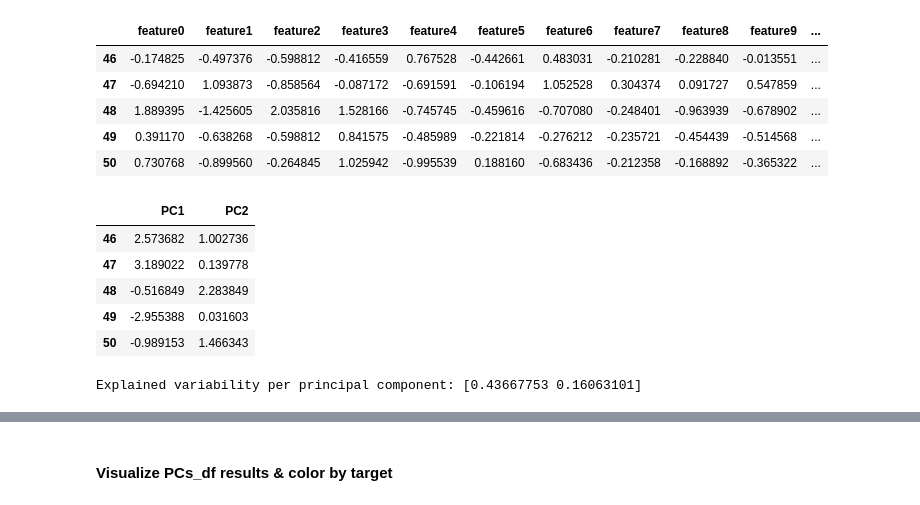
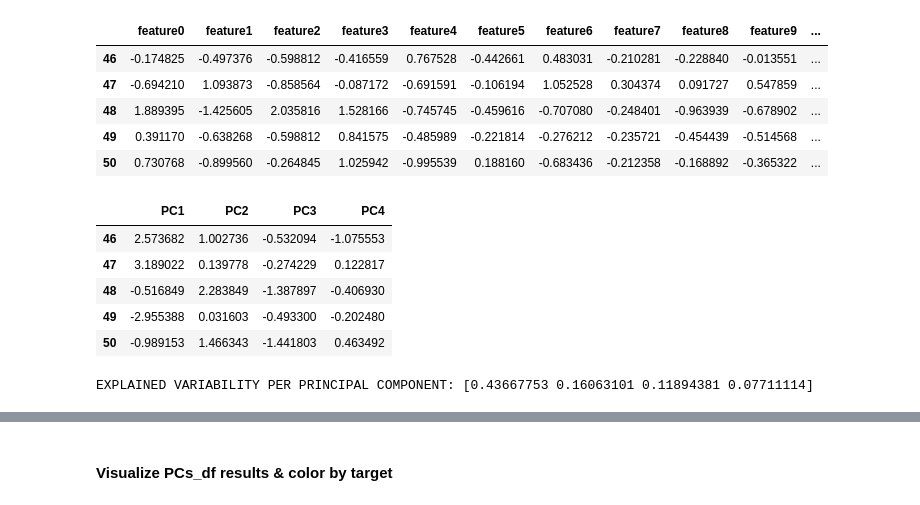
Before and after one commit to kristinachan/2024-08-02_longcovid_interstate, a Jupyter notebook: longcovid_interstate.ipynb, the cells around one changed output, grey strips where cells are left out. Cells and saved outputs as stored; diff of their text form; code cells hidden in the pictures.

```diff
--- a/longcovid_interstate.ipynb
+++ b/longcovid_interstate.ipynb
@@ -151,18 +162,18 @@ normalized_pca_df.tail()
 | 50 | 0.730768 | -0.899560 | -0.264845 | 1.025942 | -0.995539 | 0.188160 | -0.683436 | -0.212358 | -0.168892 | -0.365322 | ... |
 # %%
 from sklearn.decomposition import PCA
-pca = PCA(n_components = 2) #4
-PCs = pca.fit_transform(x) #get PCs
-PCs_df = pd.DataFrame(data = PCs, columns = ['PC1', 'PC2']) #, 'PC3', 'PC4']) #put PCs into df
+pca = PCA(n_components = 4) #4
+PCs = pca.fit_transform(x) #get PCs -- note i used fit_transform and not just fit..
+PCs_df = pd.DataFrame(data = PCs, columns = ['PC1', 'PC2', 'PC3', 'PC4']) #put PCs into df
 PCs_df.tail()
 # %% [output]
-|  | PC1 | PC2 |
-| 46 | 2.573682 | 1.002736 |
-| 47 | 3.189022 | 0.139778 |
-| 48 | -0.516849 | 2.283849 |
-| 49 | -2.955388 | 0.031603 |
-| 50 | -0.989153 | 1.466343 |
+|  | PC1 | PC2 | PC3 | PC4 |
+| 46 | 2.573682 | 1.002736 | -0.532094 | -1.075553 |
+| 47 | 3.189022 | 0.139778 | -0.274229 | 0.122817 |
+| 48 | -0.516849 | 2.283849 | -1.387897 | -0.406930 |
+| 49 | -2.955388 | 0.031603 | -0.493300 | -0.202480 |
+| 50 | -0.989153 | 1.466343 | -1.441803 | 0.463492 |
-# %%
-print('Explained variability per principal component: {}'.format(pca.explained_variance_ratio_))
-# %% [output]
-Explained variability per principal component: [0.43667753 0.16063101]
+# %%
+print('EXPLAINED VARIABILITY PER PRINCIPAL COMPONENT: {}'.format(pca.explained_variance_ratio_))
+# %% [output]
+EXPLAINED VARIABILITY PER PRINCIPAL COMPONENT: [0.43667753 0.16063101 0.11894381 0.07711114]
```
Also changed, not shown: parts of 12 cells of this notebook.
